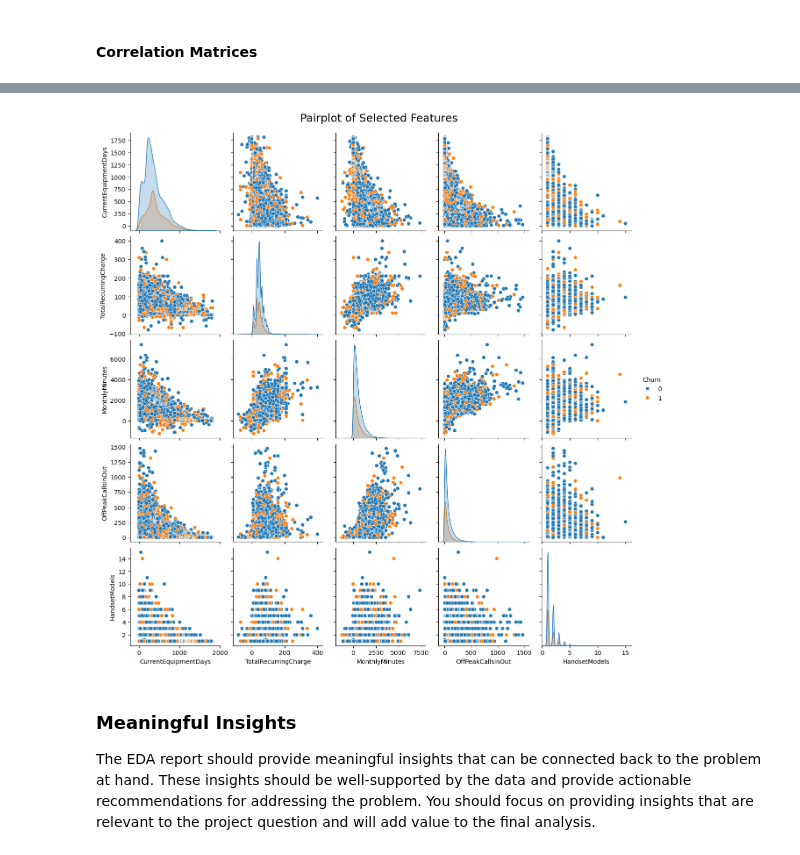
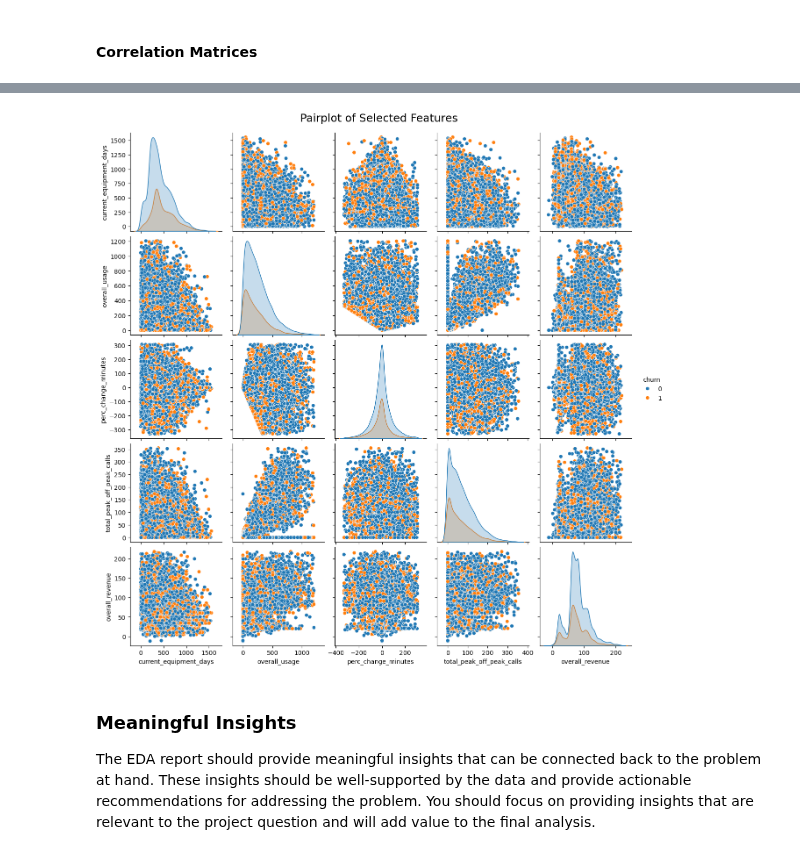
Before and after one commit to kayleeisokay/cs109a_final_project, a Jupyter notebook: MS4.ipynb, the cells around one changed output, grey strips where cells are left out. Cells and saved outputs as stored; diff of their text form; code cells hidden in the pictures.

```diff
--- a/MS4.ipynb
+++ b/MS4.ipynb
@@ -153,3 +142,7 @@ continuous_vars = train.select_dtypes(include=['float64']).columns
+# %%
+from utils.helper import get_variable_category
+
+discrete_vars, categorical_vars, continuous_vars, binary_vars, id_vars = get_variable_category(X_train)
 # %%
 print (f"Number of Discrete Variables: {len(discrete_vars)}")
 print (f"Number of Categorical Variables: {len(categorical_vars)}")
@@ -191,14 +190,16 @@ def split_camel_case(text: str) -> str:
     res = re.findall(r'[A-Z]?[a-z]+|[A-Z]+(?=[A-Z][a-z]|$)', text)
     return ' '.join(res)
 # %%
+train = pd.concat([X_train, y_train], axis=1)
+
 fig, ax = plt.subplots(4, 2, figsize=(12, 12))
 
 for ax, column in zip(ax.ravel(), discrete_vars[1:]): # Drop ID
-    counts = train[[column, "Churn"]].groupby('Churn').value_counts(normalize=True).reset_index()
+    counts = train[[column, "churn"]].groupby('churn').value_counts(normalize=True).reset_index()
     counts = counts.sort_values(column)
 
-    sns.barplot(x=column, y='proportion', data=counts, ax=ax, hue="Churn")
-    ax.set_title(f'{split_camel_case(column)} Distribution', fontsize=14)
+    sns.barplot(x=column, y='proportion', data=counts, ax=ax, hue="churn")
+    ax.set_title(f'{column} Distribution', fontsize=14)
     ax.set_ylabel('Count of Individuals')
     ax.set_xlabel(column)
     if counts[column].nunique() > 10:
@@ -398,12 +470,11 @@ if output_img:
 # %%
 # Identifying the trend using time trended variable: "MonthsInSerivce"
 
-train['Churn'] = train['Churn'].map({'Yes': 1, 'No': 0})
-monthly_churn_rate = train.groupby('MonthsInService')['Churn'].mean().reset_index()
+monthly_churn_rate = train.groupby('months_in_service')['churn'].mean().reset_index()
 
 plt.figure(figsize=(10, 6))
 
-sns.lineplot(x='MonthsInService', y='Churn', data=monthly_churn_rate, marker='o', color='b', linestyle='-', linewidth=2, markersize=6)
+sns.lineplot(x='months_in_service', y='churn', data=monthly_churn_rate, marker='o', color='b', linestyle='-', linewidth=2, markersize=6)
 
 plt.title('Churn Rate Over Months in Service')
 plt.xlabel('Months in Service')
@@ -498,20 +576,20 @@ Churn                                  NaN       NaN       NaN    1.0
 # %%
 # Calculate correlations with response
-correlations = train[continuous_vars].corrwith(train["Churn"])
+correlations = train[continuous_vars].corrwith(train["churn"])
 
 # Sort correlations in descending order (absolute values for strength)
 sorted_correlations = correlations.abs().sort_values(ascending=False)
-top5_features = list(sorted_correlations.head(5).index) + ["Churn"]
+top5_features = list(sorted_correlations.head(5).index) + ["churn"]
 # %%
 # Pairplot of selected features (can delete them if it is confusing)
 pairplot = sns.pairplot(
     train[top5_features],
-    hue='Churn'
+    hue='churn'
 )
 plt.suptitle('Pairplot of Selected Features', fontsize=18, y=1.02)
 plt.show()
 # %% [output]
-[figure, old version]
+[figure, new version]
 # %%
 if output_img:
     pairplot.savefig(f'./img/m3_fig7.png', format='png', dpi=300, bbox_inches='tight')
```
Also changed, not shown: parts of 42 cells of this notebook, 23 other files.
